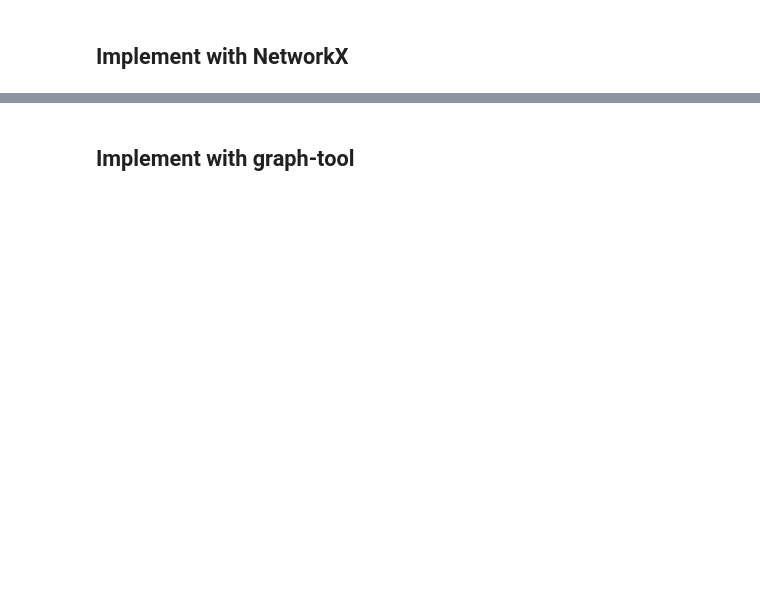
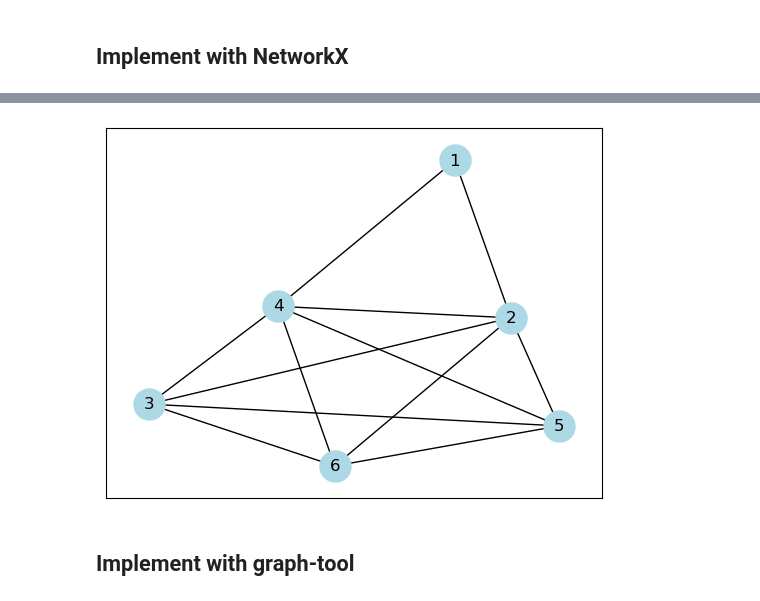
Before and after one commit to Brinkley97/applied_data_structures_and_algorithms, a Jupyter notebook: framework/examples/graph_creation_from_dict.ipynb, the cells around one changed output, grey strips where cells are left out. Saved outputs shown, nothing was run; the diff lists cells and outputs as text; code cells hidden in the pictures; blank space fills up the shorter version.

```diff
--- a/framework/examples/graph_creation_from_dict.ipynb
+++ b/framework/examples/graph_creation_from_dict.ipynb
@@ -160,3 +147,7 @@ nx_graph_visual.visualize(nx_rand_graph)
+# %%
+nx_graph_visual.visualize(nx_rand_undigraph)
+# %% [output]
+[figure, added]
 # %% [markdown]
 ## Implement with graph-tool
 # %%
```
Also changed, not shown: parts of 12 cells of this notebook, 4 other files.
